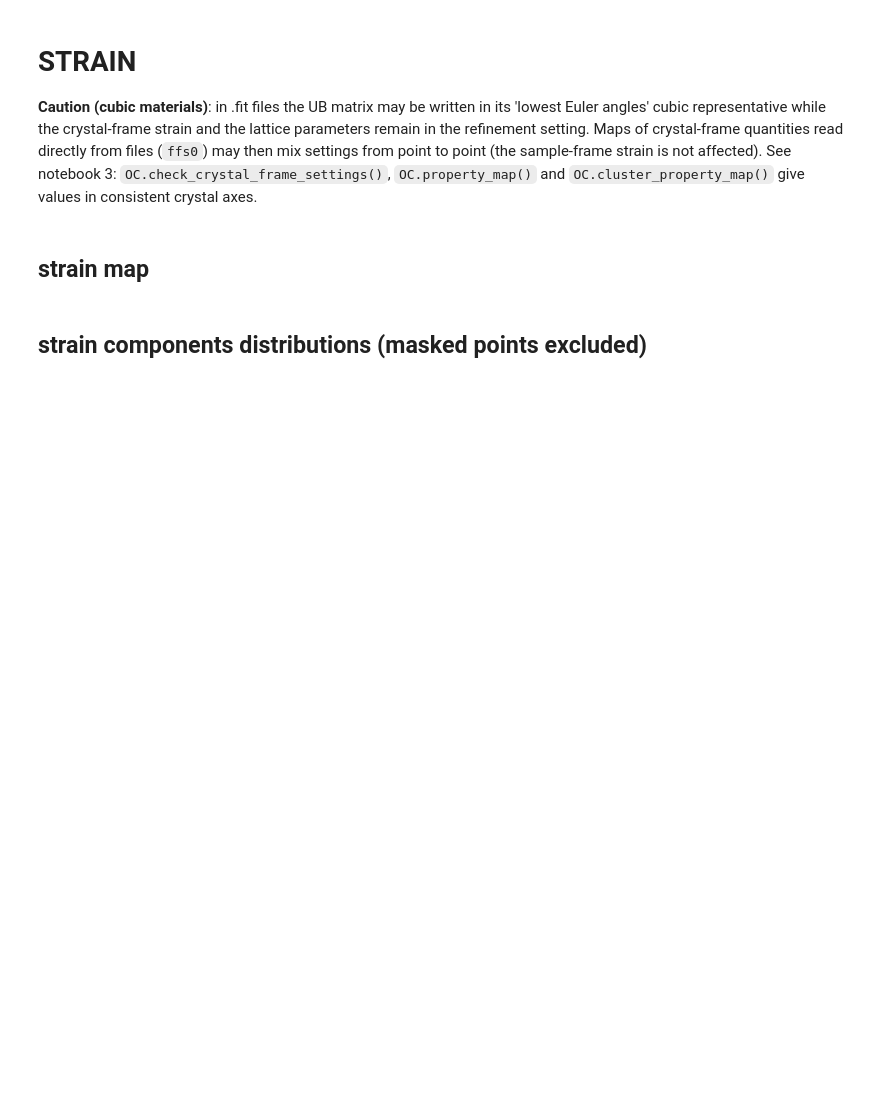
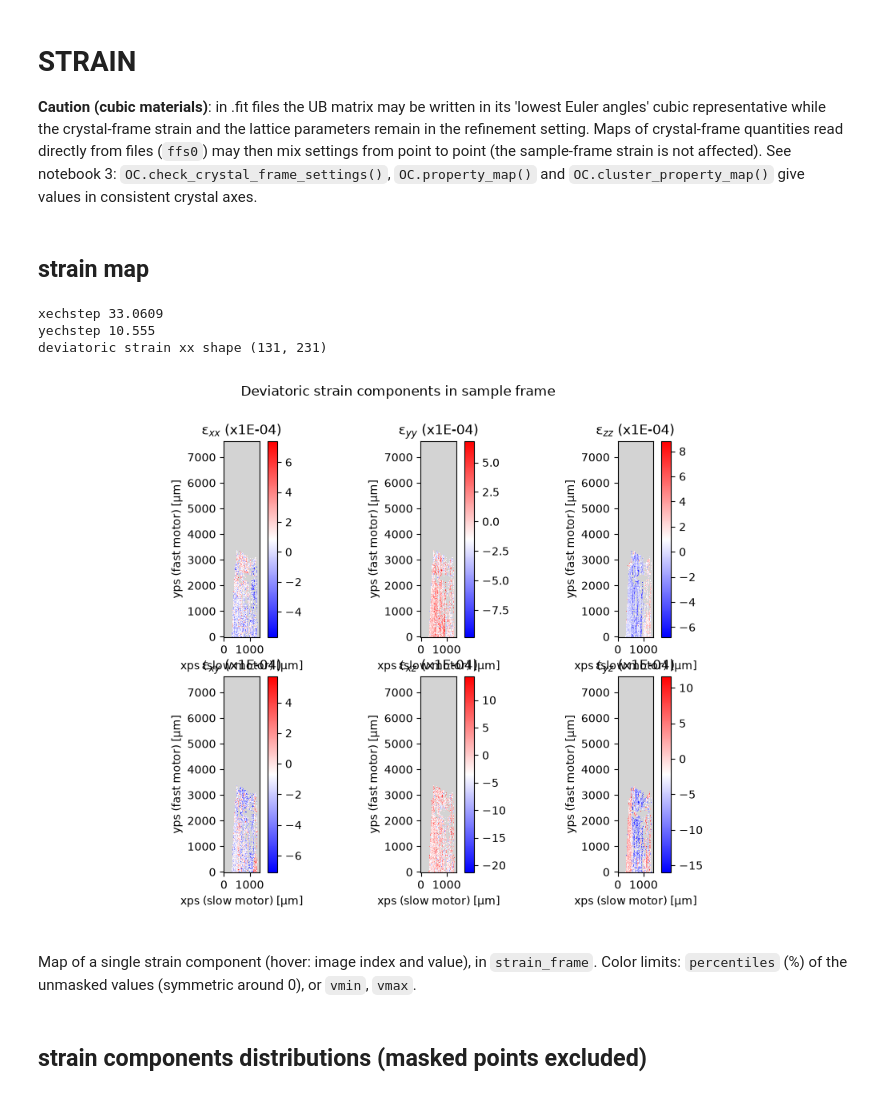
Before and after one commit to BM32ESRF/lauetools, a Jupyter notebook: LaueTools/notebooks/indexation/2_postprocess_maps.ipynb, the cells around one changed output. Cells and saved outputs as stored; diff of their text form; code cells hidden in the pictures; blank space fills up the shorter version.

```diff
--- a/LaueTools/notebooks/indexation/2_postprocess_maps.ipynb
+++ b/LaueTools/notebooks/indexation/2_postprocess_maps.ipynb
@@ -116,10 +134,17 @@ ax.format_coord = lambda x, y: GT.format_getimageindex_imshow(x, y, invmapdims)
 # %%
 strain_frame = 'sample'   # 'sample' or 'crystal'
 maxamplitudestrain = 5    # in 1e-4 units, used if norm is set below
 straincmap = mpl.colormaps['bwr'].with_extremes(over='yellow', bad='lightgray', under='green')
 
-fig, ax = StrainMap(xech=xech, yech=yech, indexed_fileseries=ffs0, frame=strain_frame,
+fig, ax = StrainMap(transposed=transposed, motors=motors, xech=xech, yech=yech, indexed_fileseries=ffs0, frame=strain_frame,
                     multiplier=1e4, scale='other', vmin=None, vmax=None,
                     norm=None,   # mpl.colors.Normalize(vmin=-maxamplitudestrain, vmax=maxamplitudestrain)
                     size=(9, 7), cmap=straincmap, maskingcondition=combinedconds)
-plt.show()
+IB.show_figure(fig, live=LIVE_PLOTS)
+# %% [output]
+xechstep 33.0609
+yechstep 10.555
+deviatoric strain xx shape (131, 231)
+[figure, added]
+# %% [markdown]
+Map of a single strain component (hover: image index and value), in `strain_frame`. Color limits: `percentiles` (%) of the unmasked values (symmetric around 0), or `vmin`, `vmax`.
```
Also changed, not shown: parts of 20 cells of this notebook, 7 other files.
